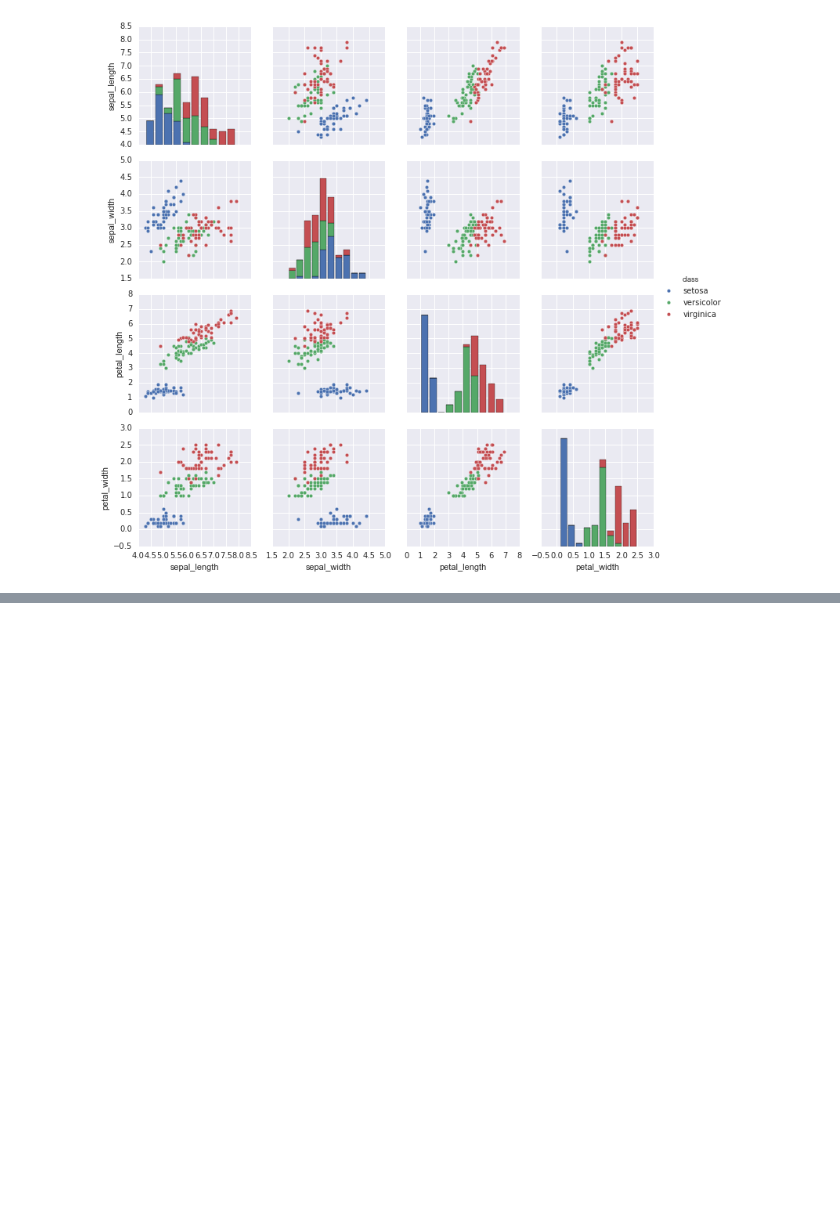
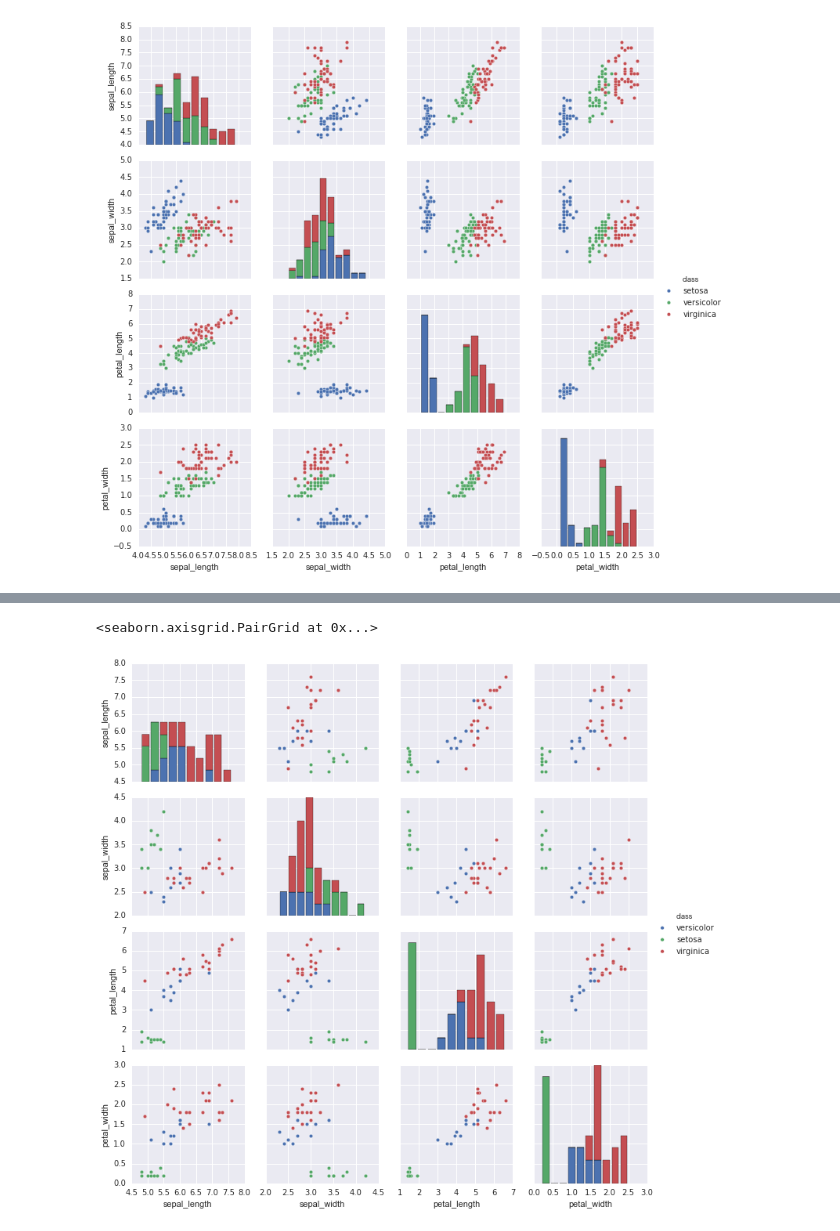
Before and after one commit to Marek-Sedlacek/Random, a Jupyter notebook: Tutorial.ipynb, the cells around one changed output, grey strips where cells are left out. Saved outputs shown, nothing was run; the diff lists cells and outputs as text; code cells hidden in the pictures; blank space fills up the shorter version.

```diff
--- a/Tutorial.ipynb
+++ b/Tutorial.ipynb
@@ -694,0 +768,5 @@ sns.pairplot(iris, hue="class")
+# %%
+sns.pairplot(pred_acts.iloc[:,1:], hue="class")
+# %% [output]
+<seaborn.axisgrid.PairGrid at 0x...>
+[figure, added]
```
Also changed, not shown: parts of 21 cells of this notebook.
